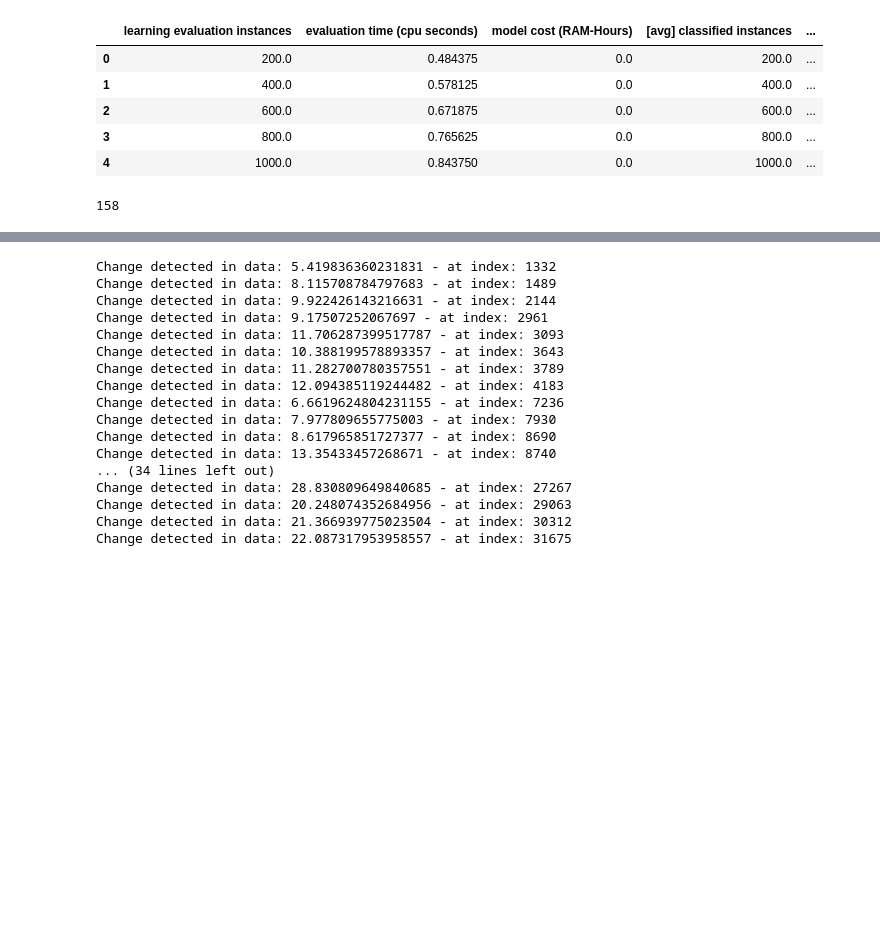
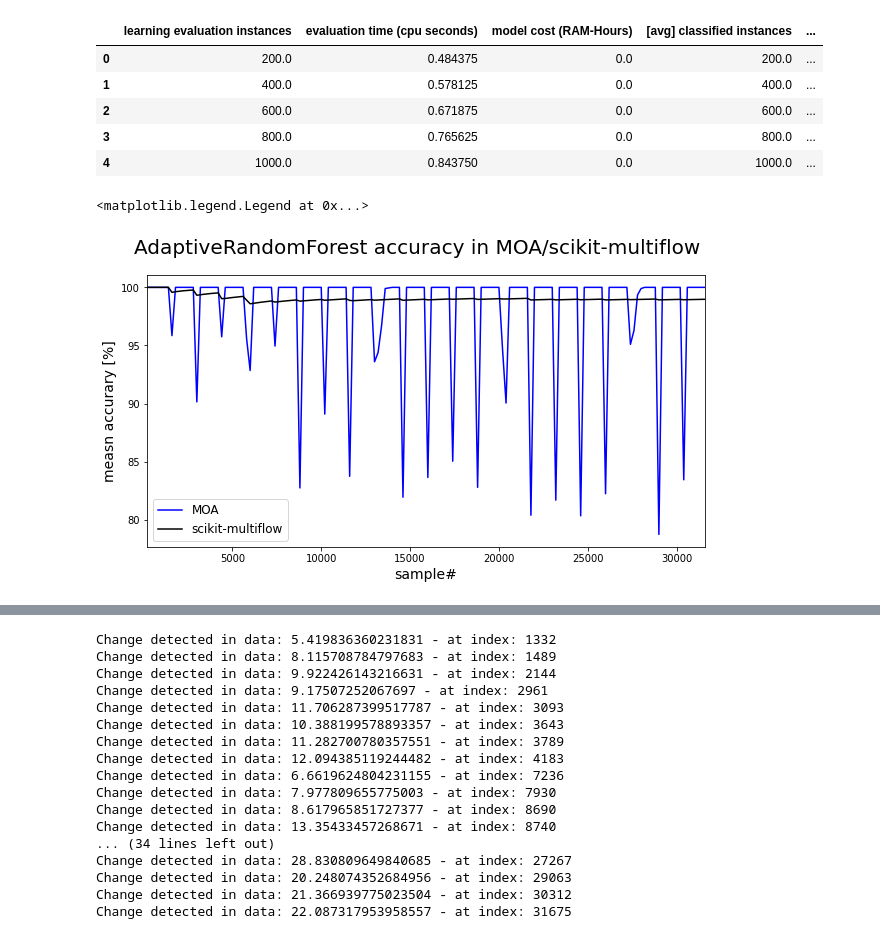
Before and after one commit to 5uperpalo/FIREMAN-project, a Jupyter notebook: fireman_streamML_and_concept_drift_detection.ipynb, the cells around one changed output, grey strips where cells are left out. Drawn from its saved outputs; the diff is of its cells as text; code cells hidden in the pictures; blank space fills up the shorter version.

```diff
--- a/fireman_streamML_and_concept_drift_detection.ipynb
+++ b/fireman_streamML_and_concept_drift_detection.ipynb
@@ -66,9 +66,9 @@ ARF - Kappa        : 0.9893
 # skmultiflow also did not evaluate last 200 samples
 # for the sake of comparisson we shrink the MOA results
 # accuracy in MOA is in % and in skmultiflow fraction
-py_ARF_results = pd.read_csv('py_ARF_results.csv',skiprows=[0,1,2,3,4],index_col=False)
+py_ARF_results = pd.read_csv('Tennessee_Event-Driven/results/py_ARF_results.csv',skiprows=[0,1,2,3,4],index_col=False)
 py_ARF_results['mean_acc_[ARF]'] = py_ARF_results['mean_acc_[ARF]']*100
-moa_ARF_results = pd.read_csv('moa_ARF_results.csv',index_col=False)
+moa_ARF_results = pd.read_csv('Tennessee_Event-Driven/results/moa_ARF_results.csv',index_col=False)
 moa_ARF_results = moa_ARF_results.iloc[:-1]
 # %%
 py_ARF_results.head()
@@ -88,10 +88,19 @@ moa_ARF_results.head()
 | 2 | 600.0 | 0.671875 | 0.0 | 600.0 | ... |
 | 3 | 800.0 | 0.765625 | 0.0 | 800.0 | ... |
 | 4 | 1000.0 | 0.843750 | 0.0 | 1000.0 | ... |
-# %%
-len(moa_ARF_results)
-# %% [output]
-158
+# %%
+fig, ax = plt.subplots(1, 1, figsize=(10, 5))
+fig.suptitle('AdaptiveRandomForest accuracy in MOA/scikit-multiflow', size=20)
+moa_ARF_results.plot(x='learning evaluation instances', y = '[avg] classifications correct (percent)',ax=ax,color='blue')
+py_ARF_results.plot(x = 'id',y = 'mean_acc_[ARF]', ax=ax,color='black')
+ax.set_xlabel('sample#',size=14)
+ax.set_ylabel('measn accurary [%]',size=14)
+ax.legend()
+
+ax.legend(['MOA', 'scikit-multiflow'], fontsize=12)
+# %% [output]
+<matplotlib.legend.Legend at 0x...>
+[figure, added]
 # %% [markdown]
 # 4. Concept Drift Detection
 I stole this picture from :
```
Also changed, not shown: parts of 1 cell of this notebook, 1 other file.
